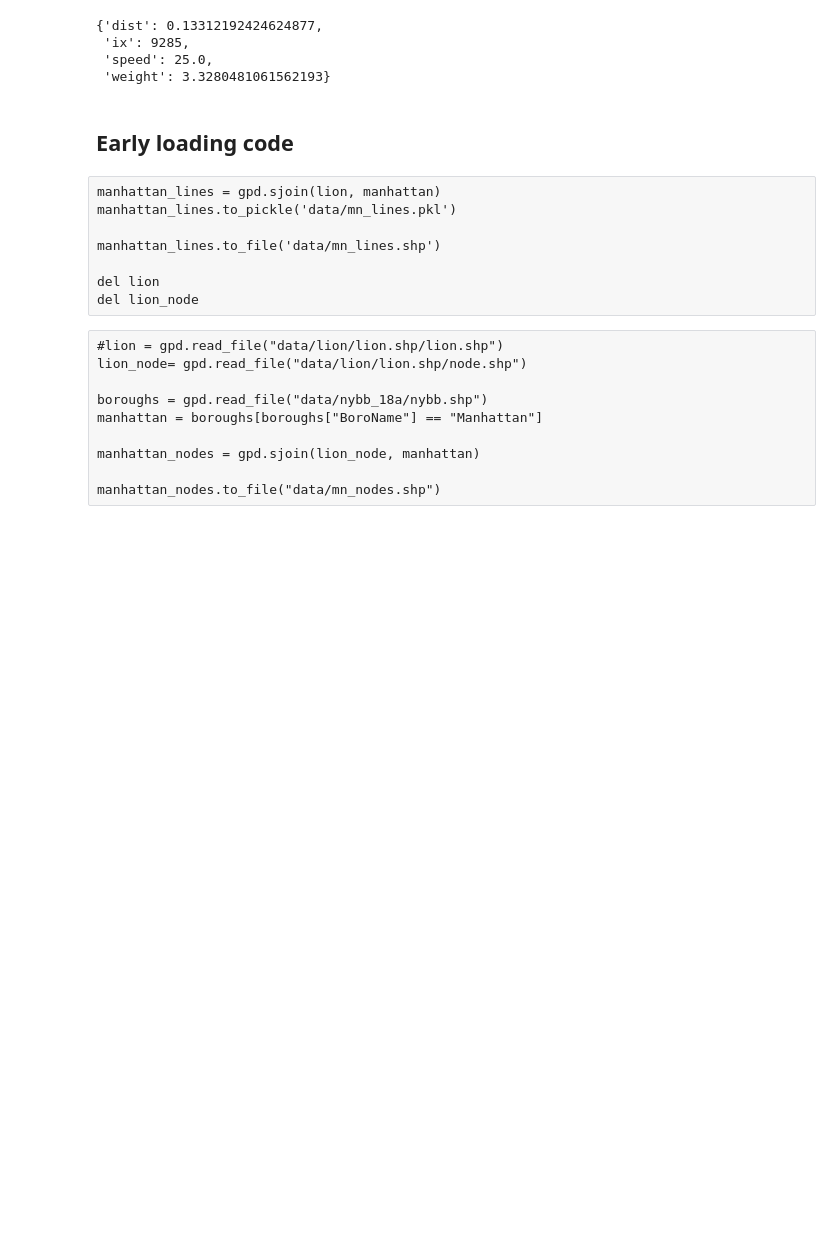
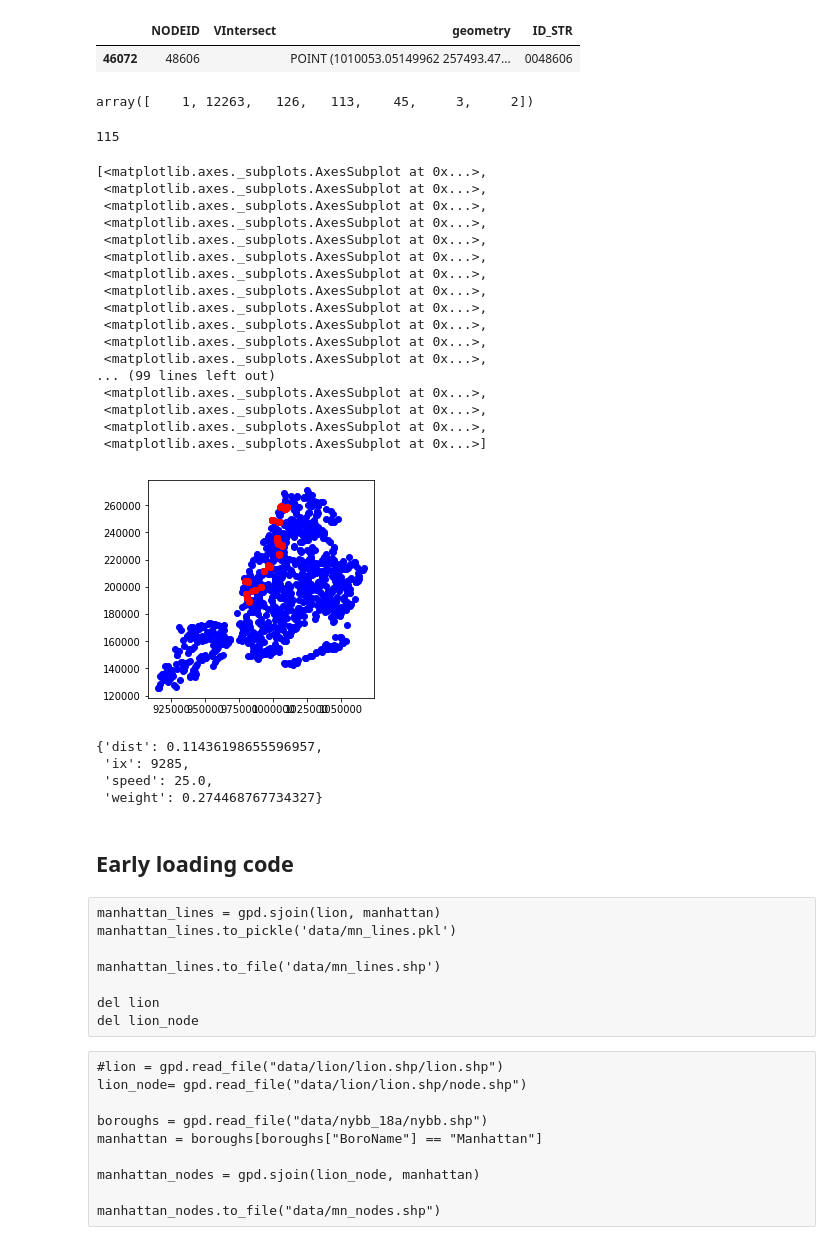
Before and after one commit to cmoscardi/subway_explore, a Jupyter notebook: lion.ipynb, the cells around one changed output. Cells and saved outputs as stored; diff of their text form; code cells hidden in the pictures; blank space fills up the shorter version.

```diff
--- a/lion.ipynb
+++ b/lion.ipynb
@@ -44,6 +45,9 @@ manhattan_nodes["ID_STR"] = manhattan_nodes["NODEID"].apply(uniform_str)
 # %%
-all_nodes = gpd.read_file("data/lion/lion.shp/node.shp").to_crs(epsg=4326)
+all_nodes = gpd.read_file("data/lion/lion.shp/node.shp")
 all_nodes["ID_STR"] = all_nodes["NODEID"].apply(uniform_str)
 all_nodes[all_nodes["ID_STR"] == "0048606"]
+# %% [output]
+|  | NODEID | VIntersect | geometry | ID_STR |
+| 46072 | 48606 |  | POINT (1010053.05149962 257493.47... | 0048606 |
 # %%
 nodes_by_id = all_nodes.set_index("ID_STR")
@@ -106,14 +110,48 @@ nx.write_gpickle(g, "data/init_graph.pkl")
 # %%
 import networkx as nx
 g = nx.read_gpickle("data/init_graph.pkl")
-
-nx.algorithms.shortest_path(g, '9000428', '9000429')
-g.get_edge_data('9000428', '0021076')
-# %% [output]
-{'dist': 0.13312192424624877,
- 'ix': 9285,
- 'speed': 25.0,
- 'weight': 3.3280481061562193}
+# %%
+things = nx.algorithms.strongly_connected_components(g)
+# %%
+pd.Series([len(t) for t in things]).unique()
+# %% [output]
+array([    1, 12263,   126,   113,    45,     3,     2])
+# %%
+singletons = [t for t in things if len(t) == 1]
+# %%
+len(singletons)
+# %% [output]
+115
+# %%
+ax = nodes_by_id.sample(1000).plot(color='blue')
+[nodes_by_id.loc[l].plot(color='red', ax=ax) for l in singletons]
+# %% [output]
+[<matplotlib.axes._subplots.AxesSubplot at 0x...>,
+ <matplotlib.axes._subplots.AxesSubplot at 0x...>,
+ <matplotlib.axes._subplots.AxesSubplot at 0x...>,
+ <matplotlib.axes._subplots.AxesSubplot at 0x...>,
+ <matplotlib.axes._subplots.AxesSubplot at 0x...>,
+ <matplotlib.axes._subplots.AxesSubplot at 0x...>,
+ <matplotlib.axes._subplots.AxesSubplot at 0x...>,
+ <matplotlib.axes._subplots.AxesSubplot at 0x...>,
+ <matplotlib.axes._subplots.AxesSubplot at 0x...>,
+ <matplotlib.axes._subplots.AxesSubplot at 0x...>,
+ <matplotlib.axes._subplots.AxesSubplot at 0x...>,
+ <matplotlib.axes._subplots.AxesSubplot at 0x...>,
+... (99 lines left out)
+ <matplotlib.axes._subplots.AxesSubplot at 0x...>,
+ <matplotlib.axes._subplots.AxesSubplot at 0x...>,
+ <matplotlib.axes._subplots.AxesSubplot at 0x...>,
+ <matplotlib.axes._subplots.AxesSubplot at 0x...>]
+[figure, added]
+# %%
+e0, e1 = g.edges()[0]
+g.edge[e0][e1]
+# %% [output]
+{'dist': 0.11436198655596957,
+ 'ix': 9285,
+ 'speed': 25.0,
+ 'weight': 0.274468767734327}
 # %% [markdown]
 ## Early loading code
 # %% [raw]
```
Also changed, not shown: parts of 7 cells of this notebook, 2 other files.
